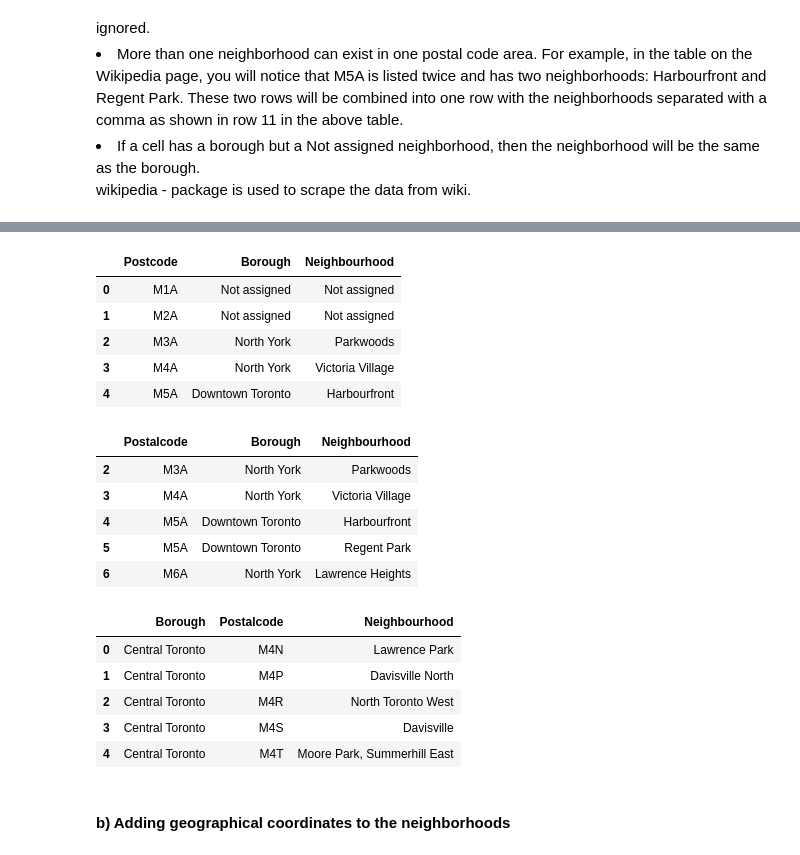
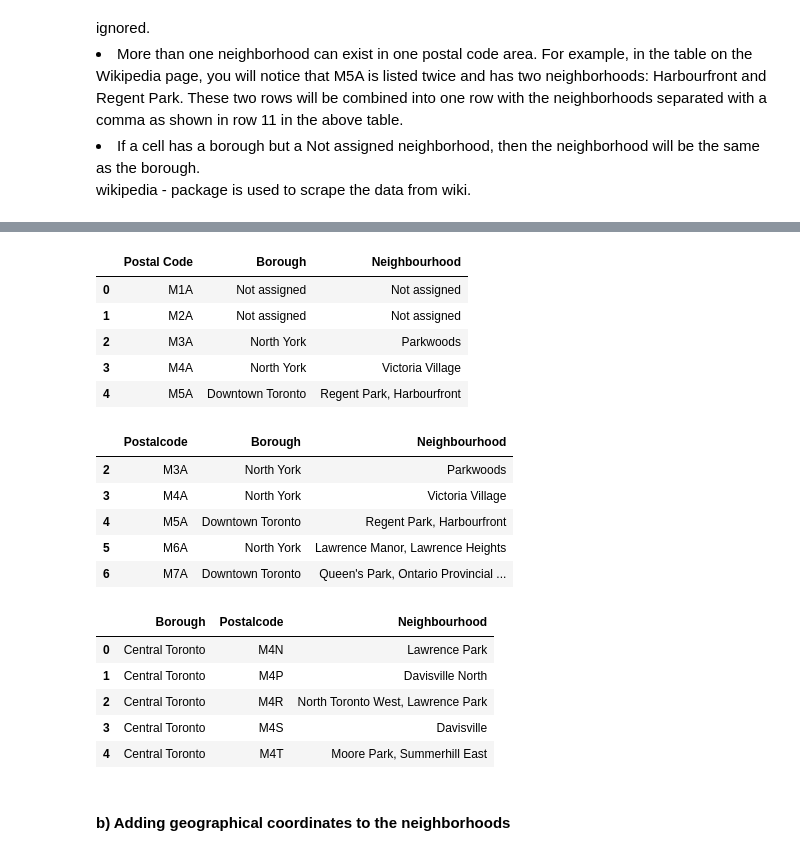
Before and after one commit to lovelesh-singla/Coursera_Capstone, a Jupyter notebook: ExploringTorontoNeighborhoods.ipynb, the cells around one changed output, grey strips where cells are left out. Drawn from its saved outputs; the diff is of its cells as text; code cells hidden in the pictures.

```diff
--- a/ExploringTorontoNeighborhoods.ipynb
+++ b/ExploringTorontoNeighborhoods.ipynb
@@ -66,34 +59,34 @@ Solving environment: done
 # %%
-html = wp.page("List of postal codes of Canada: M").html().encode("UTF-8")
+html = "https://en.wikipedia.org/wiki/List_of_postal_codes_of_Canada:_M"
 df = pd.read_html(html, header = 0)[0]
 df.head()
 # %% [output]
-|  | Postcode | Borough | Neighbourhood |
+|  | Postal Code | Borough | Neighbourhood |
 | 0 | M1A | Not assigned | Not assigned |
 | 1 | M2A | Not assigned | Not assigned |
 | 2 | M3A | North York | Parkwoods |
 | 3 | M4A | North York | Victoria Village |
-| 4 | M5A | Downtown Toronto | Harbourfront |
+| 4 | M5A | Downtown Toronto | Regent Park, Harbourfront |
 # %%
 #Only process the cells that have an assigned borough. Ignore cells with a borough that is Not assigned.
 df = df[df.Borough != 'Not assigned']
-df = df.rename(columns={'Postcode': 'Postalcode'})
+df = df.rename(columns={'Postal Code': 'Postalcode'})
 
 #If a cell has a borough but a Not assigned neighborhood, then the neighborhood will be the same as the borough.
 #So for the 9th cell in the table on the Wikipedia page, the value of the Borough and the Neighborhood columns will be Queen's Park.
 for index, row in df.iterrows():
     if row['Neighbourhood'] == 'Not assigned':
         row['Neighbourhood'] = row['Borough']
 
 
 df.head()
 # %% [output]
 |  | Postalcode | Borough | Neighbourhood |
 | 2 | M3A | North York | Parkwoods |
 | 3 | M4A | North York | Victoria Village |
-| 4 | M5A | Downtown Toronto | Harbourfront |
-| 5 | M5A | Downtown Toronto | Regent Park |
-| 6 | M6A | North York | Lawrence Heights |
+| 4 | M5A | Downtown Toronto | Regent Park, Harbourfront |
+| 5 | M6A | North York | Lawrence Manor, Lawrence Heights |
+| 6 | M7A | Downtown Toronto | Queen's Park, Ontario Provincial ... |
 # %%
 df = df.groupby(['Borough', 'Postalcode'])['Neighbourhood'].apply(list).apply(lambda x:', '.join(x)).to_frame().reset_index()
 df.head()
@@ -101,7 +94,7 @@ df.head()
 |  | Borough | Postalcode | Neighbourhood |
 | 0 | Central Toronto | M4N | Lawrence Park |
 | 1 | Central Toronto | M4P | Davisville North |
-| 2 | Central Toronto | M4R | North Toronto West |
+| 2 | Central Toronto | M4R | North Toronto West, Lawrence Park |
 | 3 | Central Toronto | M4S | Davisville |
 | 4 | Central Toronto | M4T | Moore Park, Summerhill East |
 # %% [markdown]
```
Also changed, not shown: parts of 12 cells of this notebook.
